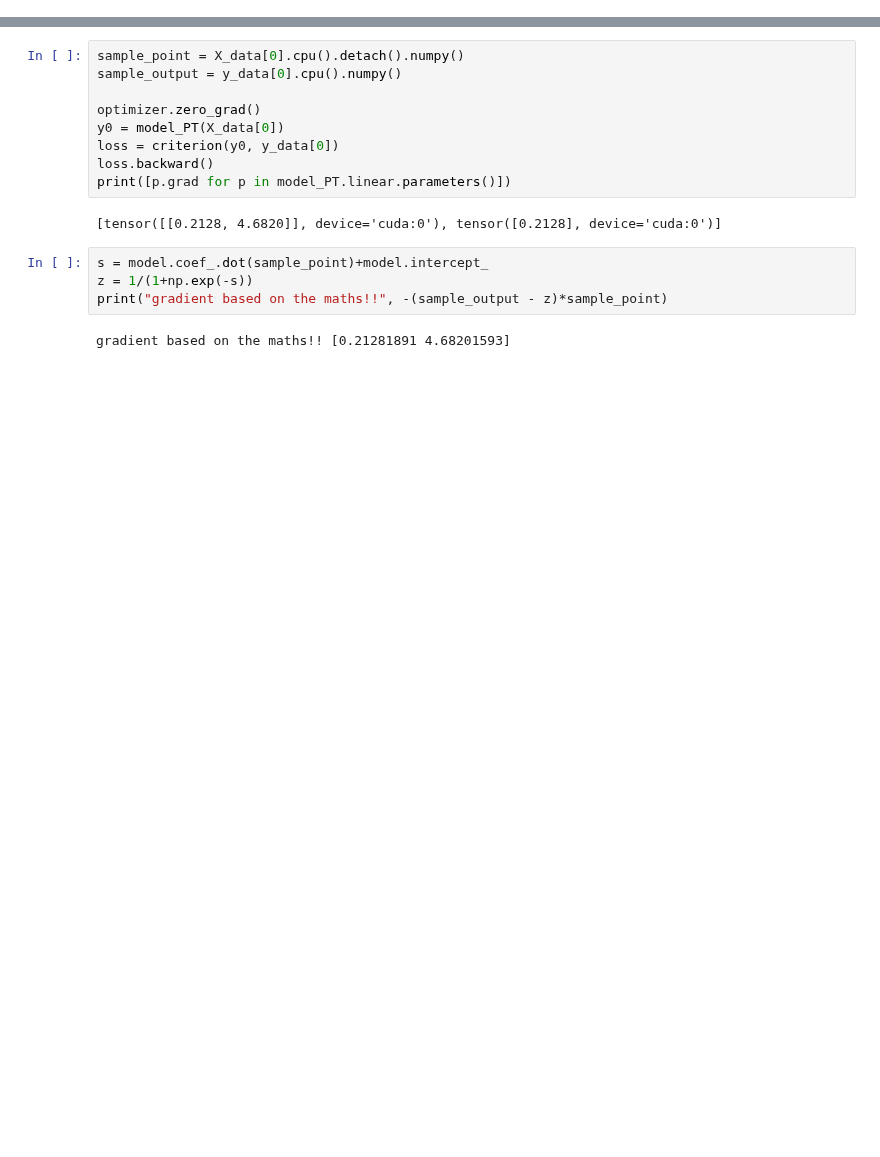
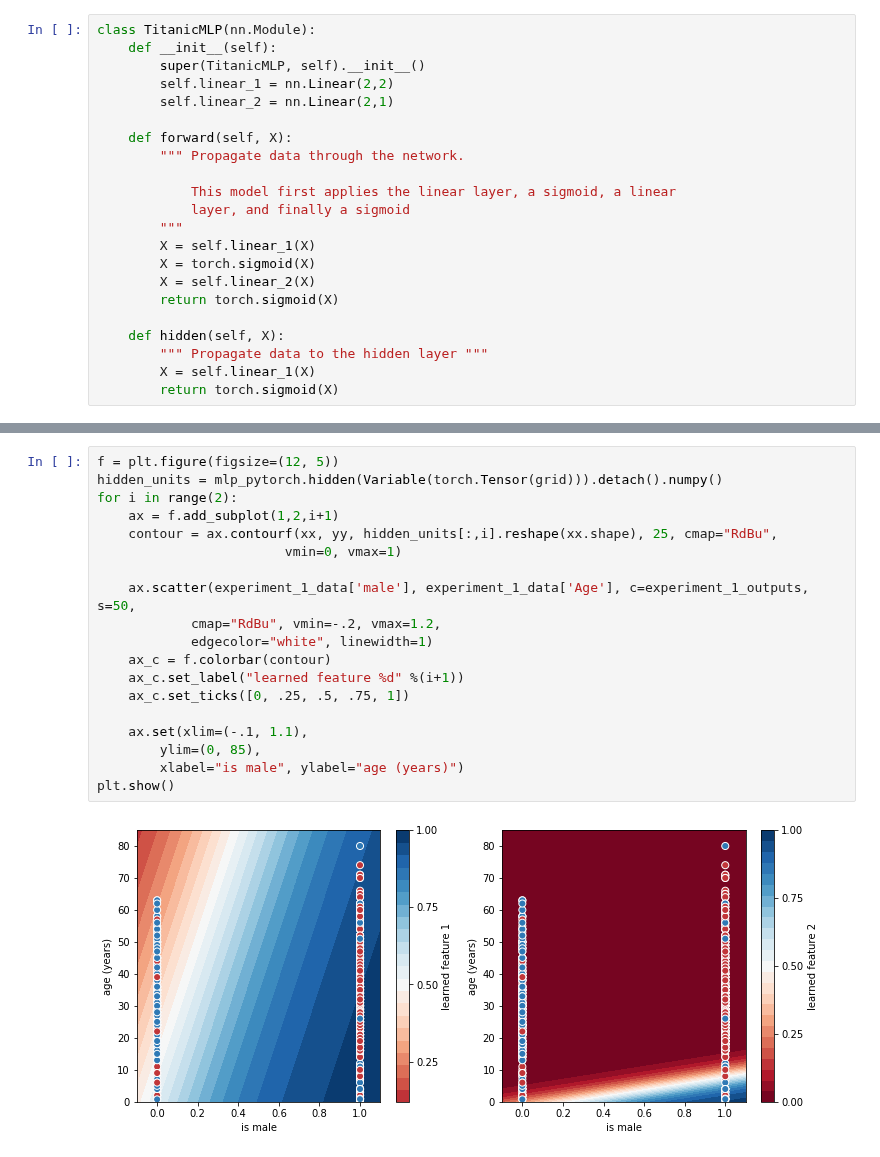
Before and after one commit to mlfa19/assignments, a Jupyter notebook: Module 1/07/Assignment_07_Companion_Pytorch_Titanic.ipynb, the cells around one changed output, grey strips where cells are left out. Drawn from its saved outputs; the diff is of its cells as text; blank space fills up the shorter version.

```diff
--- a/Module 1/07/Assignment_07_Companion_Pytorch_Titanic.ipynb
+++ b/Module 1/07/Assignment_07_Companion_Pytorch_Titanic.ipynb
@@ -61 +348,23 @@ class LogisticRegressionPT(nn.Module):
+# %%
+class TitanicMLP(nn.Module):
+    def __init__(self):
+        super(TitanicMLP, self).__init__()
+        self.linear_1 = nn.Linear(2,2)
+        self.linear_2 = nn.Linear(2,1)
+
+    def forward(self, X):
+        """ Propagate data through the network.
+
+            This model first applies the linear layer, a sigmoid, a linear
+            layer, and finally a sigmoid
+        """
+        X = self.linear_1(X)
+        X = torch.sigmoid(X)
+        X = self.linear_2(X)
+        return torch.sigmoid(X)
+
+    def hidden(self, X):
+        """ Propagate data to the hidden layer """
+        X = self.linear_1(X)
+        return torch.sigmoid(X)
 # %%
@@ -104,17 +420,21 @@ linear.bias value tensor([1.2773], device='cuda:0') gradient tensor([-1.0338e-07
-# %%
-sample_point = X_data[0].cpu().detach().numpy()
-sample_output = y_data[0].cpu().numpy()
-
-optimizer.zero_grad()
-y0 = model_PT(X_data[0])
-loss = criterion(y0, y_data[0])
-loss.backward()
-print([p.grad for p in model_PT.linear.parameters()])
-# %% [output]
-[tensor([[0.2128, 4.6820]], device='cuda:0'), tensor([0.2128], device='cuda:0')]
-# %%
-s = model.coef_.dot(sample_point)+model.intercept_
-z = 1/(1+np.exp(-s))
-print("gradient based on the maths!!", -(sample_output - z)*sample_point)
-# %% [output]
-gradient based on the maths!! [0.21281891 4.68201593]
+# %%
+f = plt.figure(figsize=(12, 5))
+hidden_units = mlp_pytorch.hidden(Variable(torch.Tensor(grid))).detach().numpy()
+for i in range(2):
+    ax = f.add_subplot(1,2,i+1)
+    contour = ax.contourf(xx, yy, hidden_units[:,i].reshape(xx.shape), 25, cmap="RdBu",
+                        vmin=0, vmax=1)
+
+    ax.scatter(experiment_1_data['male'], experiment_1_data['Age'], c=experiment_1_outputs, s=50,
+            cmap="RdBu", vmin=-.2, vmax=1.2,
+            edgecolor="white", linewidth=1)
+    ax_c = f.colorbar(contour)
+    ax_c.set_label("learned feature %d" %(i+1))
+    ax_c.set_ticks([0, .25, .5, .75, 1])
+
+    ax.set(xlim=(-.1, 1.1),
+        ylim=(0, 85),
+        xlabel="is male", ylabel="age (years)")
+plt.show()
+# %% [output]
+[figure, added]
```
Also changed, not shown: parts of 25 cells of this notebook.
